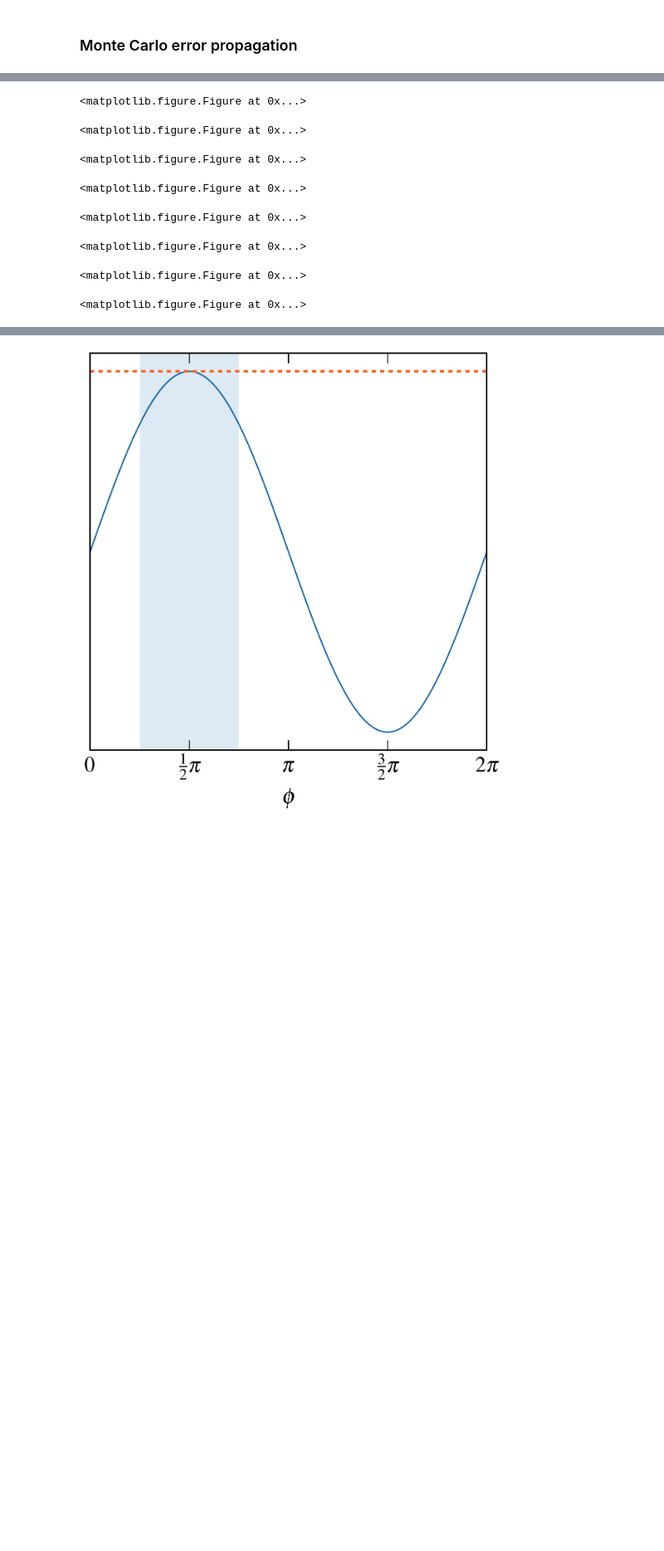
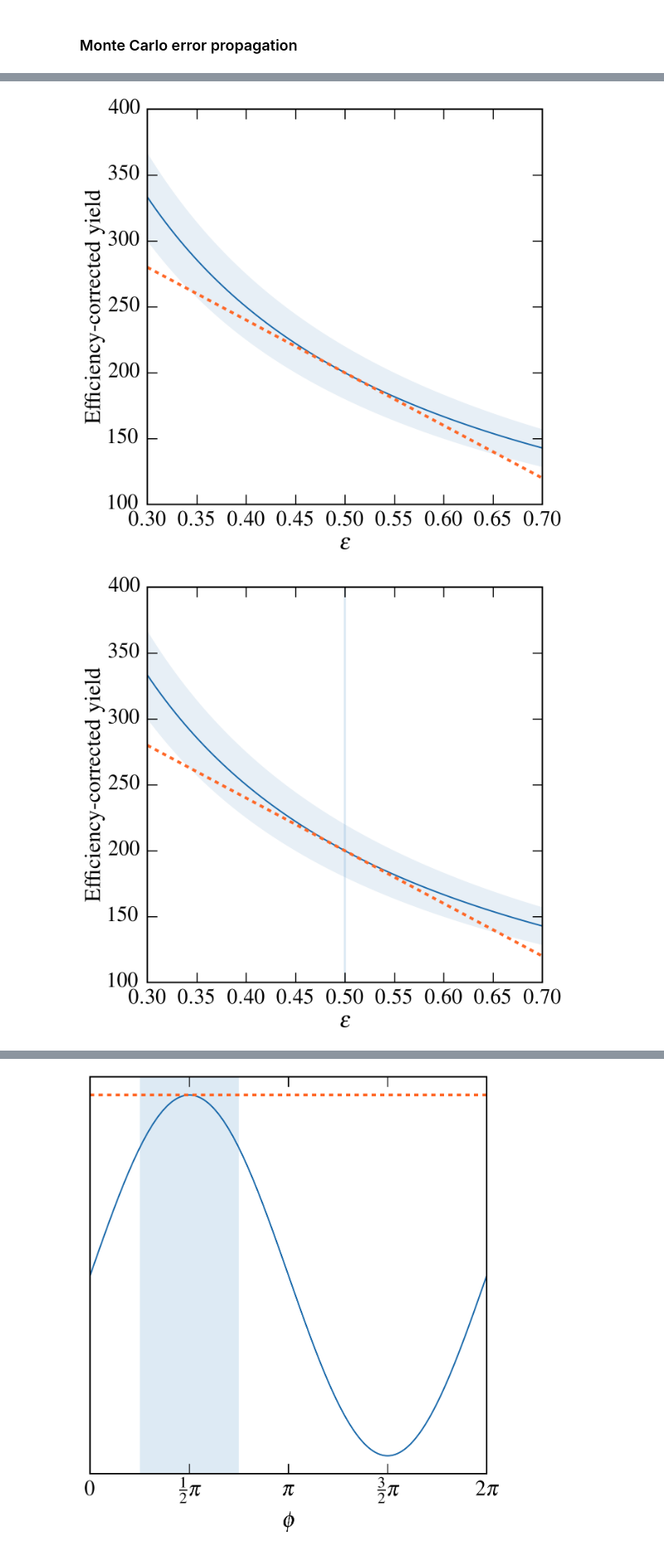
Before and after one commit to dominikmuller/lim-mc-error-prop, a Jupyter notebook: notebook.ipynb, the cells around one changed output, grey strips where cells are left out. Shown at 83% size. Cells and saved outputs as stored; diff of their text form; code cells hidden in the pictures; blank space fills up the shorter version.

```diff
--- a/notebook.ipynb
+++ b/notebook.ipynb
@@ -155,34 +158,25 @@ for unc in [0.001, 0.005, 0.01, 0.02, 0.05, 0.1, 0.15]:
 # %%
 xs = np.linspace(0.3,0.7,1000)
 straight=-200/0.5*xs + 400
 
-
 min_NN = 90./xs
 max_NN = 110./xs
 ctr_NN = 100./xs
-
 
 unc = 0
 for unc in [0, 0.001, 0.005, 0.01, 0.02, 0.05, 0.1, 0.15]:
     fig = plt.figure(figsize=(10,10))
     # ax = fig.add_axes([0.1, 0.1, 0.8, 0.8])
     ax = fig.add_subplot(1,1,1)
     ax.fill_between(xs, min_NN, max_NN, alpha=0.1, **style1)
     ax.plot(xs, ctr_NN, **style1line)
     ax.plot(xs, straight, alpha=1, **style2)
     ax.bar(0.5-unc, 400, width=2*unc, alpha=0.2, linewidth=0, color='#5796CA')
     ax.set_ylabel(r'Efficiency-corrected yield')
     ax.set_xlabel(r'$\varepsilon$')
     ax.set_xlim((0.3, 0.7))
     ax.set_ylim((100,400))
     fig.savefig('yield_over_eff_func_{}.pdf'.format(unc))
-    plt.clf()
 # %% [output]
-<matplotlib.figure.Figure at 0x...>
-<matplotlib.figure.Figure at 0x...>
-<matplotlib.figure.Figure at 0x...>
-<matplotlib.figure.Figure at 0x...>
-<matplotlib.figure.Figure at 0x...>
-<matplotlib.figure.Figure at 0x...>
-<matplotlib.figure.Figure at 0x...>
-<matplotlib.figure.Figure at 0x...>
+[figure, added]
+[figure, added]
```
Also changed, not shown: parts of 14 cells of this notebook.
